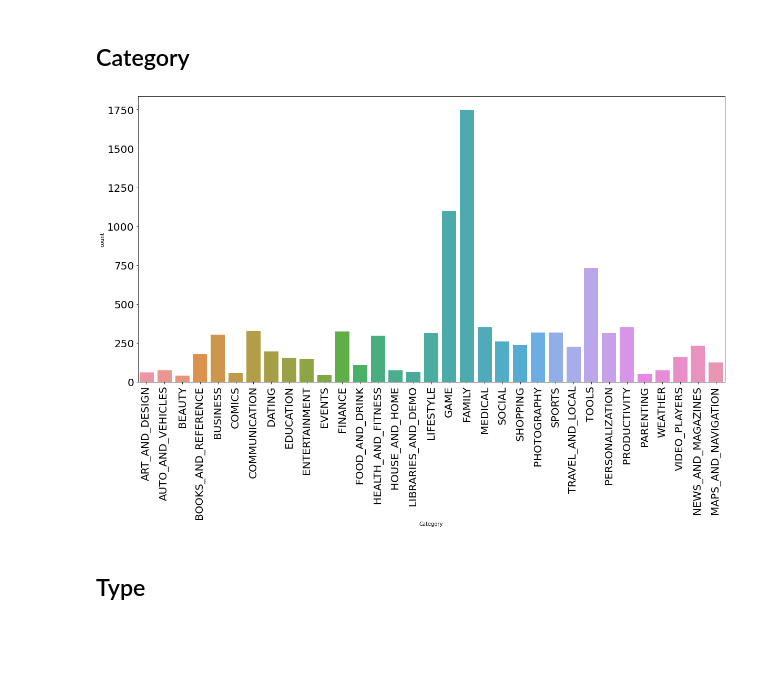
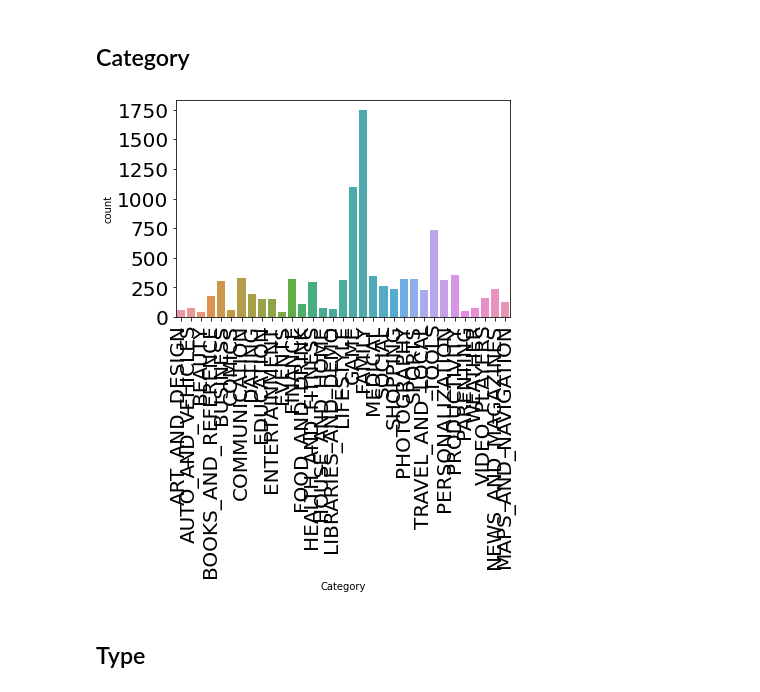
Before and after one commit to KSob01/Projekt-PSI, a Jupyter notebook: GOOGLE STORE.ipynb, the cells around one changed output. Cells and saved outputs as stored; diff of their text form; code cells hidden in the pictures; blank space fills up the shorter version.

```diff
--- a/GOOGLE STORE.ipynb
+++ b/GOOGLE STORE.ipynb
@@ -157,13 +155,12 @@ plt.show()
 # %% [markdown]
 ## Category
 # %%
-plt.figure(figsize=(20,10))
 sns.countplot(x= 'Category' ,data=data)
 plt.yticks(fontsize = 20)
 plt.xticks(rotation = 90, fontsize = 20)
 plt.show()
 # %% [output]
-[figure, old version]
+[figure, new version]
 # %% [markdown]
 ## Type
 # %%
```
Also changed, not shown: parts of 2 cells of this notebook.
